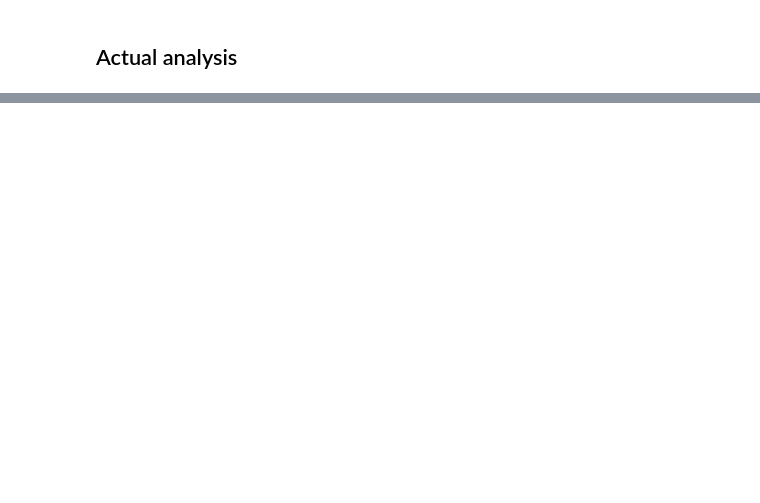
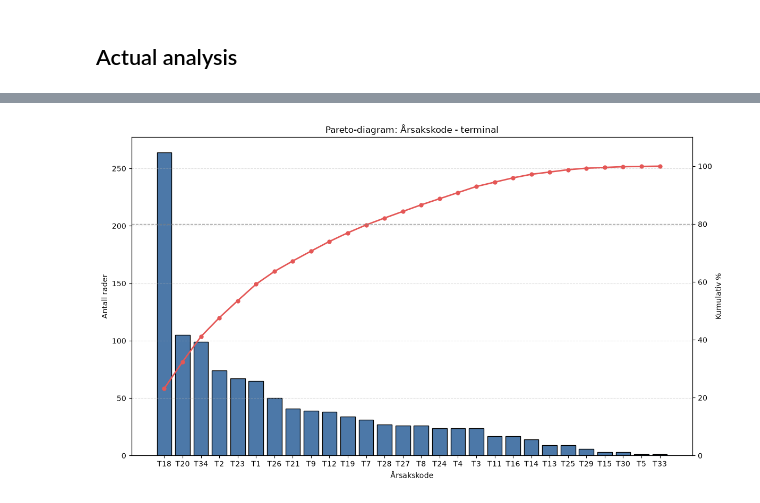
Before and after one commit to KriStrom/masteroppgave26SixSigmaDataanalyse, a Jupyter notebook: 02_analyze_phase/analysis.ipynb, the cells around one changed output, grey strips where cells are left out. Saved outputs shown, nothing was run; the diff lists cells and outputs as text; code cells hidden in the pictures; blank space fills up the shorter version.

Commit message:
initial analysis

```diff
--- a/02_analyze_phase/analysis.ipynb
+++ b/02_analyze_phase/analysis.ipynb
@@ -68,0 +75,9 @@ memory usage: 1.4 MB
+# %%
+# Create a clean code-only column as well: keeps only "Txx" from values like "T29 - Andre vinterproblemer"
+df["Årsakskode - terminal (kode)"] = (
+    df["Årsakskode - terminal"]
+    .astype("string")
+    .str.strip()
+    .str.extract(r"^(T\d+)", expand=False)
+    .str.upper()
+)
@@ -68,0 +127,11 @@ memory usage: 1.4 MB
+# %%
+# --------------------------------------------------
+# Discard overnight records from the main dataframe
+# --------------------------------------------------
+overnight_logg_ids = df_overnight_departures["LoggTogID"].dropna().unique()
+
+mask = ~df["LoggTogID"].isin(overnight_logg_ids)
+
+df = df.loc[mask].copy().reset_index(drop=True)
+
+print("Rows left after removal:", len(df))
@@ -70,0 +171,68 @@ memory usage: 1.4 MB
+# %%
+# Use the new code column for the Pareto analysis
+code_col = "Årsakskode - terminal (kode)"
+
+# Keep only rows with a code
+codes = df[code_col].dropna().astype(str).str.strip()
+codes = codes[codes != ""]
+
+# Count occurrences
+code_counts = codes.value_counts().sort_values(ascending=False)
+
+# Total number of coded rows
+total_with_code = code_counts.sum()
+
+# Proportion and cumulative share
+share_pct = (code_counts / total_with_code) * 100
+cum_pct = share_pct.cumsum()
+
+# Optional: limit to top 10 codes to avoid clutter
+code_counts = code_counts.head(40)
+share_pct = share_pct.loc[code_counts.index]
+cum_pct = cum_pct.loc[code_counts.index]
+
+# Plot
+fig, ax1 = plt.subplots(figsize=(12, 7))
+
+bars = ax1.bar(
+    code_counts.index,
+    code_counts.values,
+    color="#4C78A8",
+    edgecolor="black"
+)
+
+ax1.set_title("Pareto-diagram: Årsakskode - terminal")
+ax1.set_xlabel("Årsakskode")
+ax1.set_ylabel("Antall rader")
+ax1.grid(axis="y", linestyle="--", alpha=0.4)
+
+# Cumulative percentage on secondary axis
+ax2 = ax1.twinx()
+ax2.plot(
+    code_counts.index,
+    cum_pct.values,
+    color="#E45756",
+    marker="o",
+    linewidth=2,
+    markersize=5,
+    label="Kumulativ %"
+)
+ax2.set_ylabel("Kumulativ %")
+ax2.set_ylim(0, 110)
+
+# Optional: 80% line
+ax2.axhline(80, linestyle="--", color="gray", linewidth=1, alpha=0.8)
+
+# Keep x-labels readable
+ax1.tick_params(axis="x", rotation=0)
+ax1.set_xticks(range(len(code_counts.index)))
+ax1.set_xticklabels(code_counts.index)
+
+plt.tight_layout()
+plt.show()
+
+print(f"Total rows with a code: {total_with_code}")
+print("\nTop coded causes:")
+print(share_pct.round(2).to_string())
+# %% [output]
+[figure, added]
```
Also changed, not shown: parts of 13 cells of this notebook.
